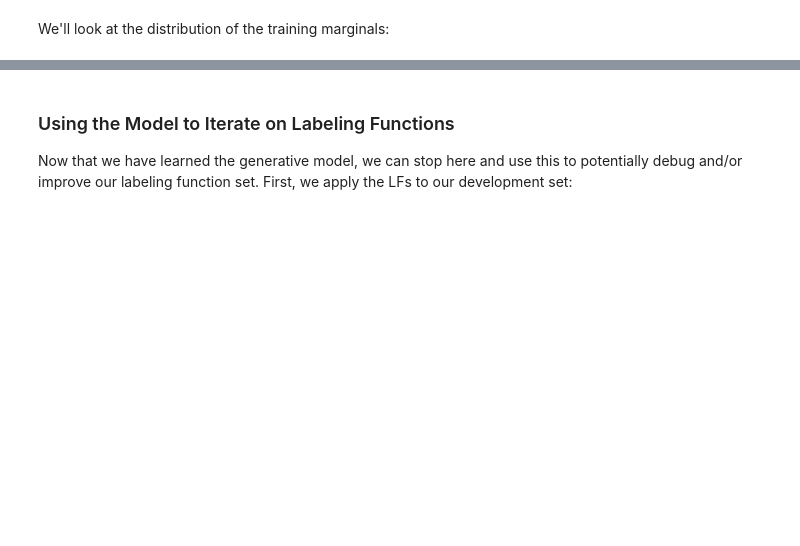
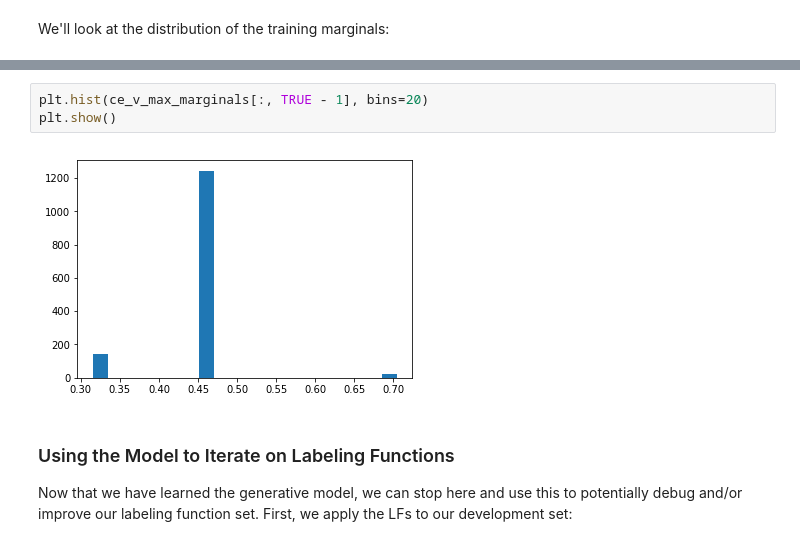
Before and after one commit to lukehsiao/tecs-hardware-kbc, a Jupyter notebook: transistors/transistors.ipynb, the cells around one changed output, grey strips where cells are left out. Saved outputs shown, nothing was run; the diff lists cells and outputs as text; blank space fills up the shorter version.

```diff
--- a/transistors/transistors.ipynb
+++ b/transistors/transistors.ipynb
@@ -395,3 +562,8 @@ L_train[0].shape
+# %%
+plt.hist(ce_v_max_marginals[:, TRUE - 1], bins=20)
+plt.show()
+# %% [output]
+[figure, added]
 # %% [markdown]
 ### Using the Model to Iterate on Labeling Functions
 
```
Also changed, not shown: parts of 33 cells of this notebook.
